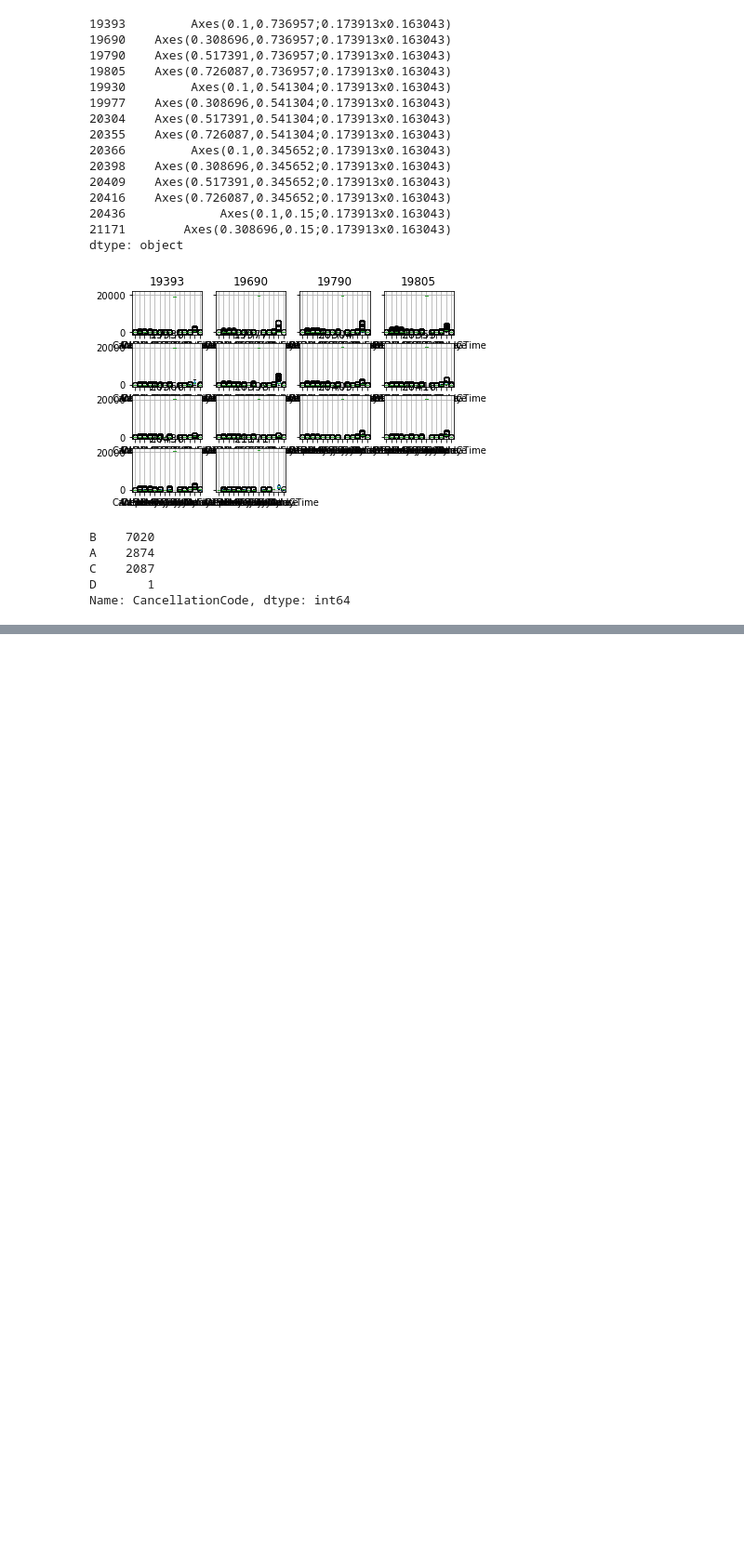
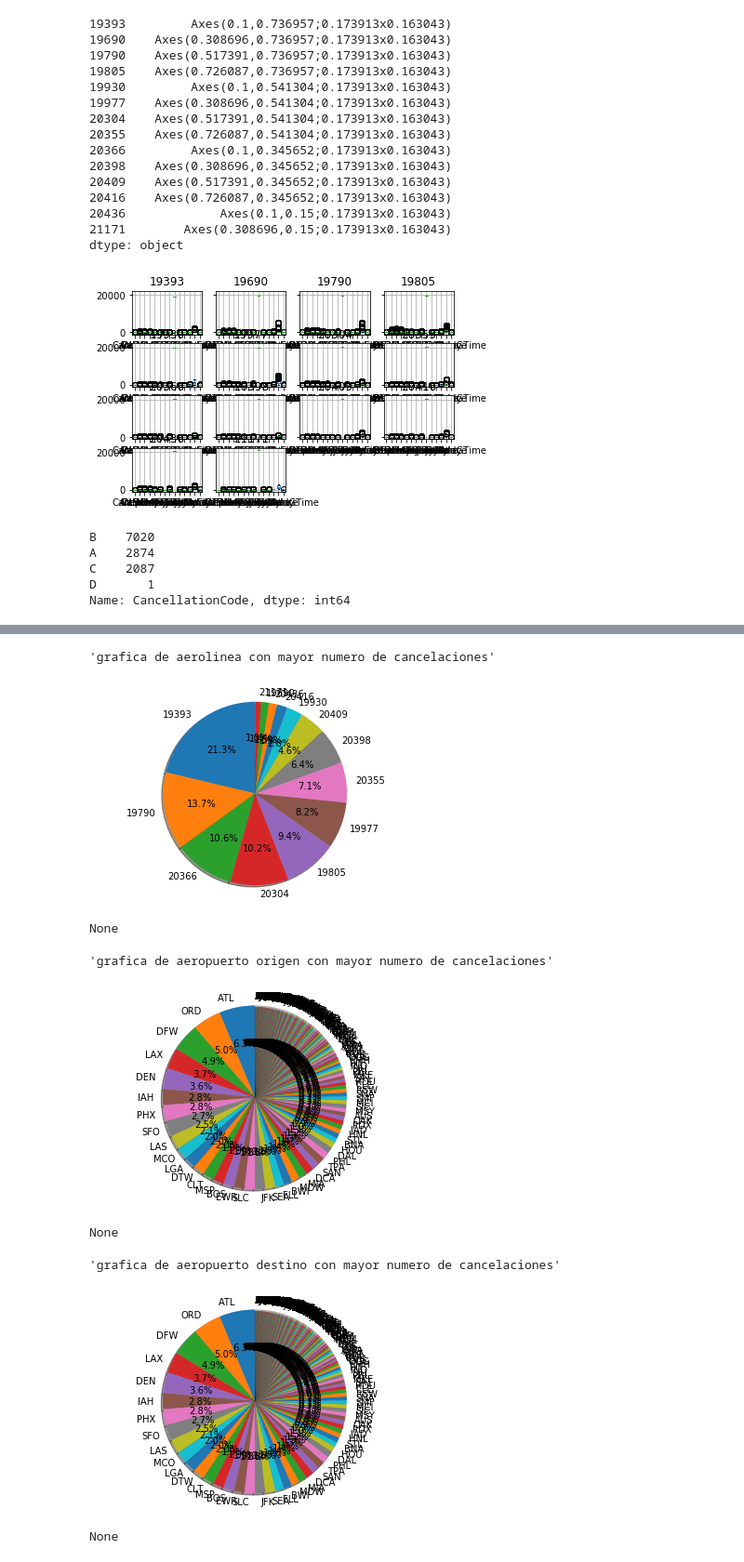
Before and after one commit to tuffk/computo-cognitivo, a Jupyter notebook: Eva 2/eva2 analisis.ipynb, the cells around one changed output, grey strips where cells are left out. Shown: that part at 93% size. Cells and saved outputs as stored; diff of their text form; code cells hidden in the pictures; blank space fills up the shorter version.

```diff
--- a/Eva 2/eva2 analisis.ipynb
+++ b/Eva 2/eva2 analisis.ipynb
@@ -266,0 +335,67 @@ Name: CancellationCode, dtype: int64
+# %%
+# graficas de cancelaciones
+airID = (pd.Series.value_counts(red['AirlineID']))
+labels = airID.to_dict()
+arr =[]
+for key in labels:
+    arr.append(int(key))
+#by airline id
+sizes =[]
+for zain in arr:
+    sizes.append(labels[zain])
+explode = (0,0,0,0,0,0,0,0,0,0,0,0,0,0)
+fig1, ax1 = plt.subplots()
+ax1.pie(sizes, explode=explode, labels=arr, autopct='%1.1f%%',
+        shadow=True, startangle=90)
+ax1.axis('equal')  # Equal aspect ratio ensures that pie is drawn as a circle.
+display("grafica de aerolinea con mayor numero de cancelaciones")
+display(plt.show())
+
+
+#mas cancel por aeropuerto origen
+airport = (pd.Series.value_counts(red['Origin']))
+labels = airport.to_dict()
+arr =[]
+for key in labels:
+    arr.append(str(key))
+#by airline id
+sizes =[]
+for zain in arr:
+    sizes.append(labels[zain])
+#display(sizes)
+explode = (0)
+fig1, ax1 = plt.subplots()
+ax1.pie(sizes,  labels=arr, autopct='%1.1f%%',
+        shadow=True, startangle=90)
+ax1.axis('equal')  # Equal aspect ratio ensures that pie is drawn as a circle.
+display("grafica de aeropuerto origen con mayor numero de cancelaciones")
+display(plt.show())
+
+#aeropuerto por destino
+airport = (pd.Series.value_counts(red['Dest']))
+labels = airport.to_dict()
+arr =[]
+for key in labels:
+    arr.append(str(key))
+#by airline id
+sizes =[]
+for zain in arr:
+    sizes.append(labels[zain])
+#display(sizes)
+explode = (0)
+fig1, ax1 = plt.subplots()
+ax1.pie(sizes,  labels=arr, autopct='%1.1f%%',
+        shadow=True, startangle=90)
+ax1.axis('equal')  # Equal aspect ratio ensures that pie is drawn as a circle.
+display("grafica de aeropuerto destino con mayor numero de cancelaciones")
+display(plt.show())
+# %% [output]
+'grafica de aerolinea con mayor numero de cancelaciones'
+[figure, added]
+None
+'grafica de aeropuerto origen con mayor numero de cancelaciones'
+[figure, added]
+None
+'grafica de aeropuerto destino con mayor numero de cancelaciones'
+[figure, added]
+None
```
Also changed, not shown: parts of 3 cells of this notebook.
